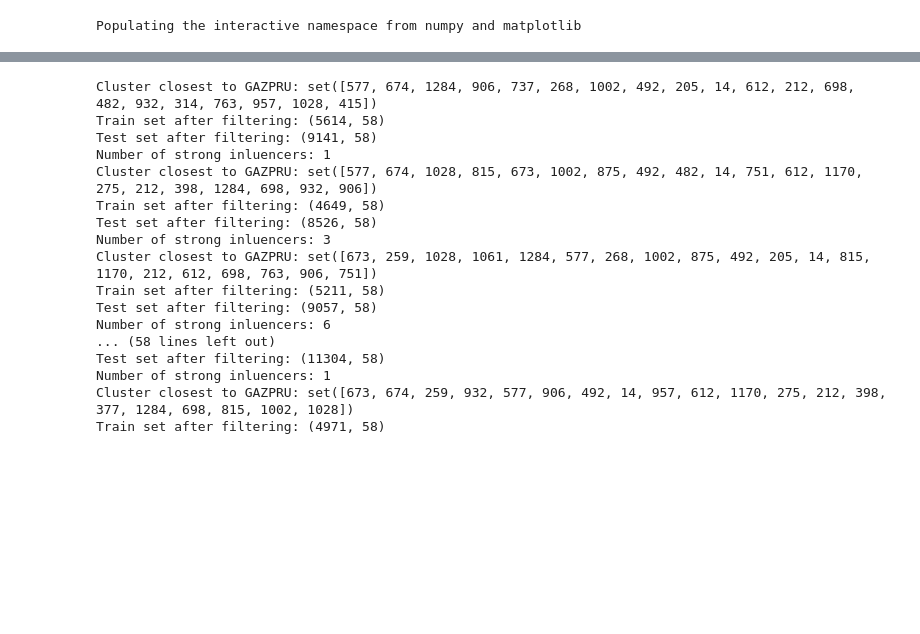
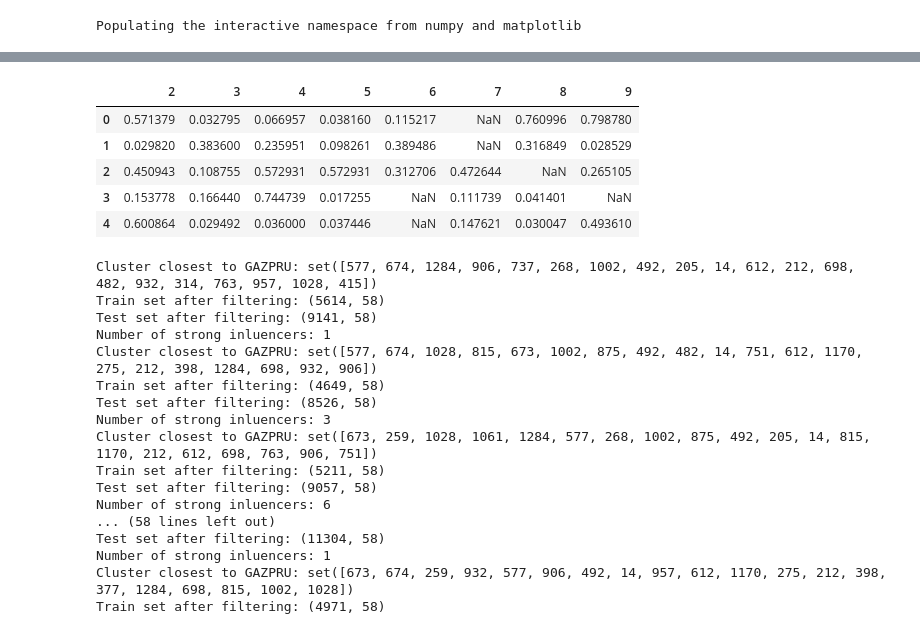
Before and after one commit to CompSquad/hawkes-clustering, a Jupyter notebook: cluster.ipynb, the cells around one changed output, grey strips where cells are left out. Cells and saved outputs as stored; diff of their text form; code cells hidden in the pictures; blank space fills up the shorter version.

```diff
--- a/cluster.ipynb
+++ b/cluster.ipynb
@@ -81,3 +116,12 @@ def plop(rank, ntries=5):
+# %%
+pd.DataFrame(s)
+# %% [output]
+|  | 2 | 3 | 4 | 5 | 6 | 7 | 8 | 9 |
+| 0 | 0.571379 | 0.032795 | 0.066957 | 0.038160 | 0.115217 | NaN | 0.760996 | 0.798780 |
+| 1 | 0.029820 | 0.383600 | 0.235951 | 0.098261 | 0.389486 | NaN | 0.316849 | 0.028529 |
+| 2 | 0.450943 | 0.108755 | 0.572931 | 0.572931 | 0.312706 | 0.472644 | NaN | 0.265105 |
+| 3 | 0.153778 | 0.166440 | 0.744739 | 0.017255 | NaN | 0.111739 | 0.041401 | NaN |
+| 4 | 0.600864 | 0.029492 | 0.036000 | 0.037446 | NaN | 0.147621 | 0.030047 | 0.493610 |
 # %%
 from joblib import Parallel, delayed
 # %%
```
Also changed, not shown: parts of 6 cells of this notebook, 1 other file.
